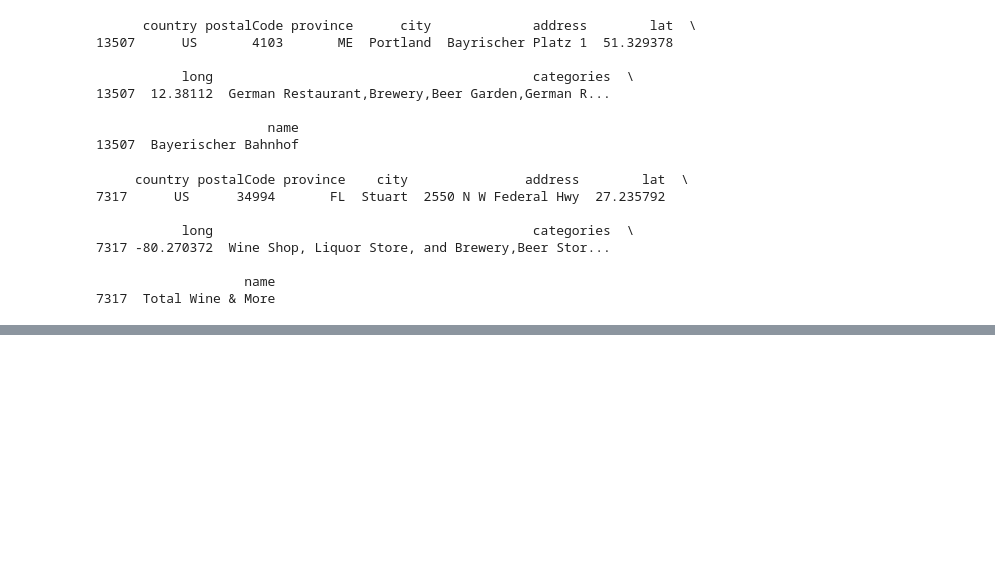
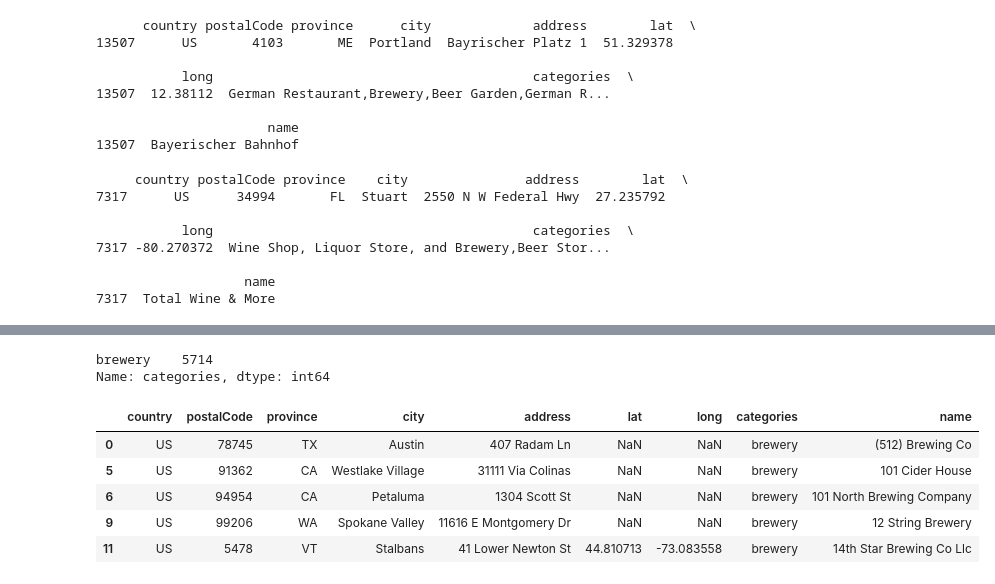
Before and after one commit to sjlapan/Economic_Predictors_of_Brewery_Success, a Jupyter notebook: brewery_cleaning.ipynb, the cells around one changed output, grey strips where cells are left out. Cells and saved outputs as stored; diff of their text form; code cells hidden in the pictures; blank space fills up the shorter version.

```diff
--- a/brewery_cleaning.ipynb
+++ b/brewery_cleaning.ipynb
@@ -469,0 +525,15 @@ print(full_beer_no_duplicates_df.loc[full_beer_no_duplicates_df["categories"] ==
+# %%
+just_breweries_df = full_beer_no_duplicates_df[full_beer_no_duplicates_df.categories == "brewery"]
+just_breweries_df.categories.value_counts()
+# %% [output]
+brewery    5714
+Name: categories, dtype: int64
+# %%
+just_breweries_df.head()
+# %% [output]
+|  | country | postalCode | province | city | address | lat | long | categories | name |
+| 0 | US | 78745 | TX | Austin | 407 Radam Ln | NaN | NaN | brewery | (512) Brewing Co |
+| 5 | US | 91362 | CA | Westlake Village | 31111 Via Colinas | NaN | NaN | brewery | 101 Cider House |
+| 6 | US | 94954 | CA | Petaluma | 1304 Scott St | NaN | NaN | brewery | 101 North Brewing Company |
+| 9 | US | 99206 | WA | Spokane Valley | 11616 E Montgomery Dr | NaN | NaN | brewery | 12 String Brewery |
+| 11 | US | 5478 | VT | Stalbans | 41 Lower Newton St | 44.810713 | -73.083558 | brewery | 14th Star Brewing Co Llc |
```
Also changed, not shown: parts of 13 cells of this notebook, 1 other file.
